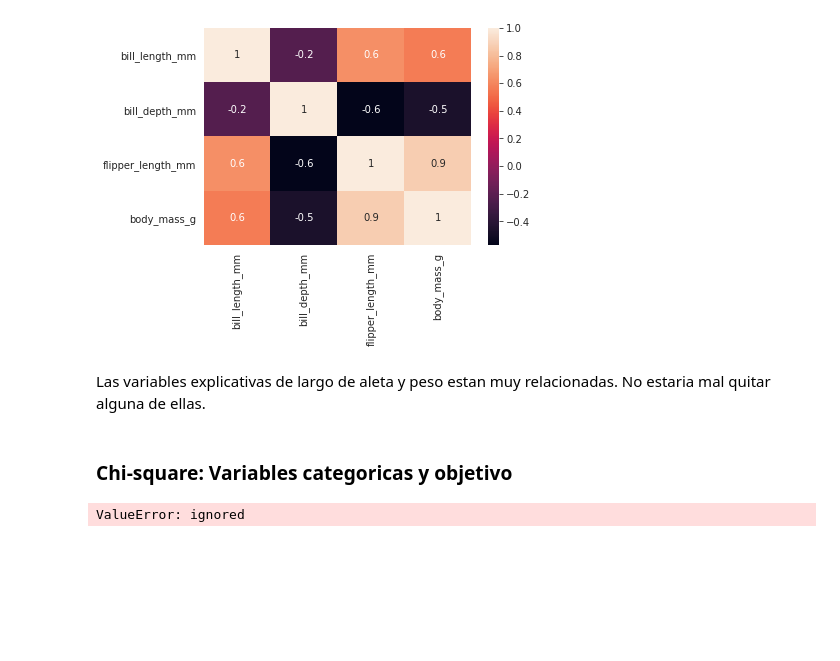
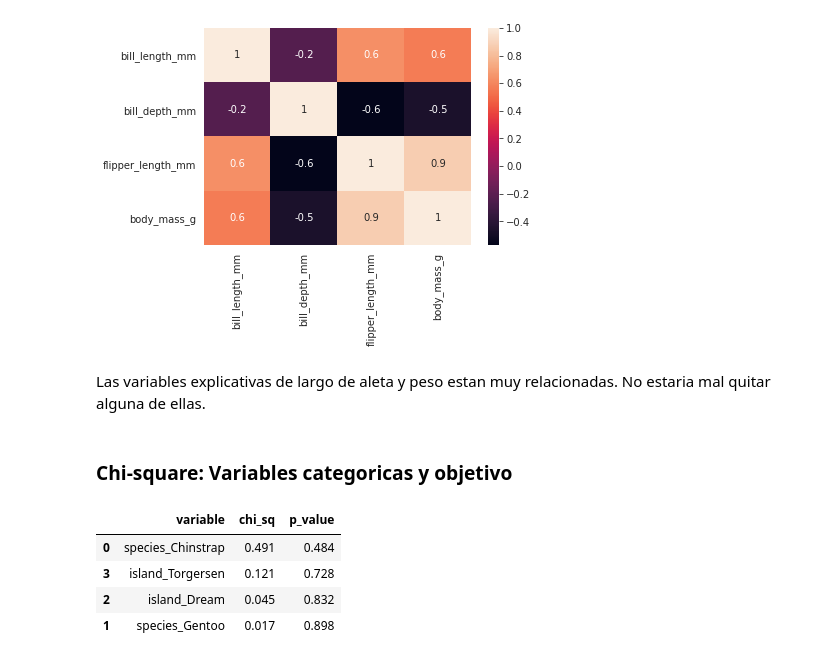
Before and after one commit to IEXE-Tec/aprendizaje-maquina-2, a Jupyter notebook: 01_seleccion_de_variables.ipynb, the cells around one changed output. Cells and saved outputs as stored; diff of their text form; code cells hidden in the pictures; blank space fills up the shorter version.

```diff
--- a/01_seleccion_de_variables.ipynb
+++ b/01_seleccion_de_variables.ipynb
@@ -223,21 +223,24 @@ Las variables explicativas de largo de aleta y peso estan muy relacionadas. No e
 # %% [markdown]
 ### Chi-square: Variables categoricas y objetivo
 # %%
-catv = [c for c in X.columns if ('island' in c)|('species' in c)]
 X = pen.loc[:, pen.columns!='sex']
 y = pen['sex']
 
 x_train, x_test, y_train, y_test = preprocess_split(X, y, scale_x=True,
                                                     random_state=5874,
                                                   cat_variables =cat_variables,
                                                     test_size=0.2)
-
-# chi_sq, p_val = chi2(pd.DataFrame(x_train, columns=X.columns)[catv],y)
-# chi_values = pd.DataFrame.from_dict({'variable':X.columns,
-#                         'chi_sq':chi_sq, 'p_value':p_val})
-# chi_values.sort_values(ascending=True, by='p_value').round(3)
+chi_sq, p_val = chi2(pd.DataFrame(x_train, columns=X.columns)[cat_variables],
+                     y_train)
+chi_values = pd.DataFrame.from_dict({'variable':cat_variables ,
+                         'chi_sq':chi_sq, 'p_value':p_val})
+chi_values.sort_values(ascending=True, by='p_value').round(3)
 # %% [output]
-ValueError: ignored
+|  | variable | chi_sq | p_value |
+| 0 | species_Chinstrap | 0.491 | 0.484 |
+| 3 | island_Torgersen | 0.121 | 0.728 |
+| 2 | island_Dream | 0.045 | 0.832 |
+| 1 | species_Gentoo | 0.017 | 0.898 |
 # %%
 sub_set = [c for c in X.columns if ('island' not in c)]
 sub_set = [c for c in sub_set if ('species' not in c)]
```
Also changed, not shown: parts of 2 cells of this notebook.
